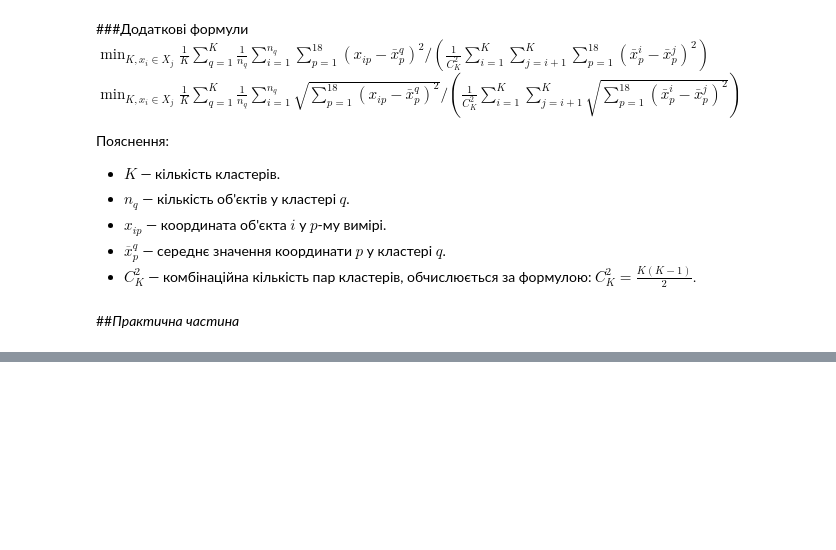
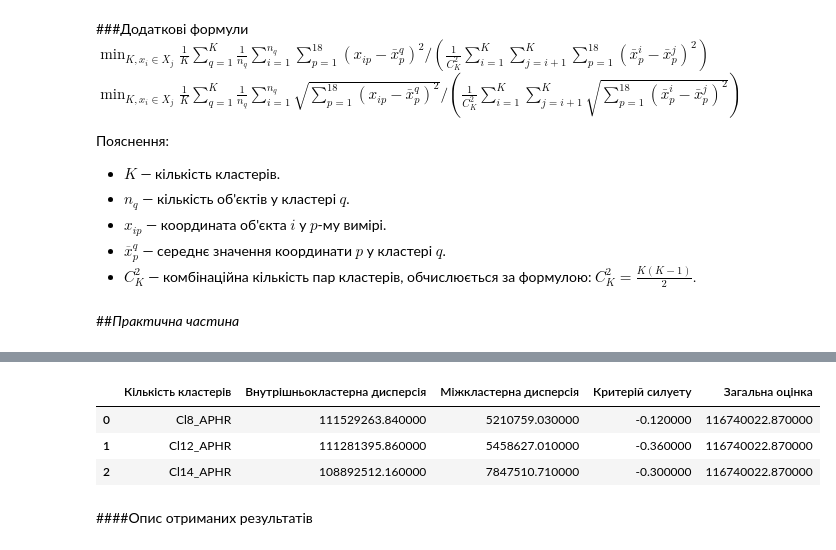
Before and after one commit to kurkur19/Intelligent_Data_Analysis_Al_Khmuz_BS_25, a Jupyter notebook: РР_Аль_Хмуз_БС_25_Вступ_до_ІАД.ipynb, the cells around one changed output, grey strips where cells are left out. Drawn from its saved outputs; the diff is of its cells as text; code cells hidden in the pictures; blank space fills up the shorter version.

```diff
--- a/РР_Аль_Хмуз_БС_25_Вступ_до_ІАД.ipynb
+++ b/РР_Аль_Хмуз_БС_25_Вступ_до_ІАД.ipynb
@@ -126,0 +337,29 @@ $C_K^2 = \frac{K(K-1)}{2}.$
+# %%
+# Цикл для розрахунку критеріїв
+criteria_results = []
+for data, cluster_column in zip([clusters_8, clusters_12, clusters_14], ["Cl8_APHR", "Cl12_APHR", "Cl14_APHR"]):
+    # Вибір числових колонок для аналізу
+    value_columns = data.select_dtypes(include=["number"]).columns.tolist()
+
+    # Перевірка колонок
+    validate_columns(data, cluster_column, value_columns)
+
+    # Обчислення критеріїв
+    W_k = calculate_within_cluster_dispersion(data, cluster_column, value_columns)
+    B_k = calculate_between_cluster_dispersion(data, cluster_column, value_columns)
+
+    try:
+        S_k = calculate_silhouette_score(data[value_columns], data[cluster_column])
+    except ValueError as e:
+        S_k = None  # Якщо силует неможливо обчислити
+
+    J_k = W_k + B_k
+
+    # Додавання результатів до таблиці
+    criteria_results.append({
+        "Кількість кластерів": cluster_column,
+        "Внутрішньокластерна дисперсія": round(W_k, 2),
+        "Міжкластерна дисперсія": round(B_k, 2),
+        "Критерій силуету": round(S_k, 2) if S_k is not None else "N/A",
+        "Загальна оцінка": round(J_k, 2),
+    })
@@ -126,0 +373,23 @@ $C_K^2 = \frac{K(K-1)}{2}.$
+# %%
+# Створення таблиці результатів
+criteria_df = pd.DataFrame(criteria_results)
+
+# Форматування та сортування
+criteria_df = criteria_df.sort_values(by="Загальна оцінка", ascending=True)
+
+# Вивід
+from IPython.display import display
+display(criteria_df.style.set_properties(**{
+    'background-color': '#f9f9f9',
+    'color': 'black',
+    'border-color': 'black',
+    'text-align': 'center'
+}).highlight_max(subset=["Міжкластерна дисперсія", "Критерій силуету"], color='#00FF00')
+  .highlight_min(subset=["Внутрішньокластерна дисперсія"], color='#FF69B4'))
+# %% [output]
+|  | Кількість кластерів | Внутрішньокластерна дисперсія | Міжкластерна дисперсія | Критерій силуету | Загальна оцінка |
+| 0 | Cl8_APHR | 111529263.840000 | 5210759.030000 | -0.120000 | 116740022.870000 |
+| 1 | Cl12_APHR | 111281395.860000 | 5458627.010000 | -0.360000 | 116740022.870000 |
+| 2 | Cl14_APHR | 108892512.160000 | 7847510.710000 | -0.300000 | 116740022.870000 |
+# %% [markdown]
+####Опис отриманих результатів
```
Also changed, not shown: parts of 30 cells of this notebook.
